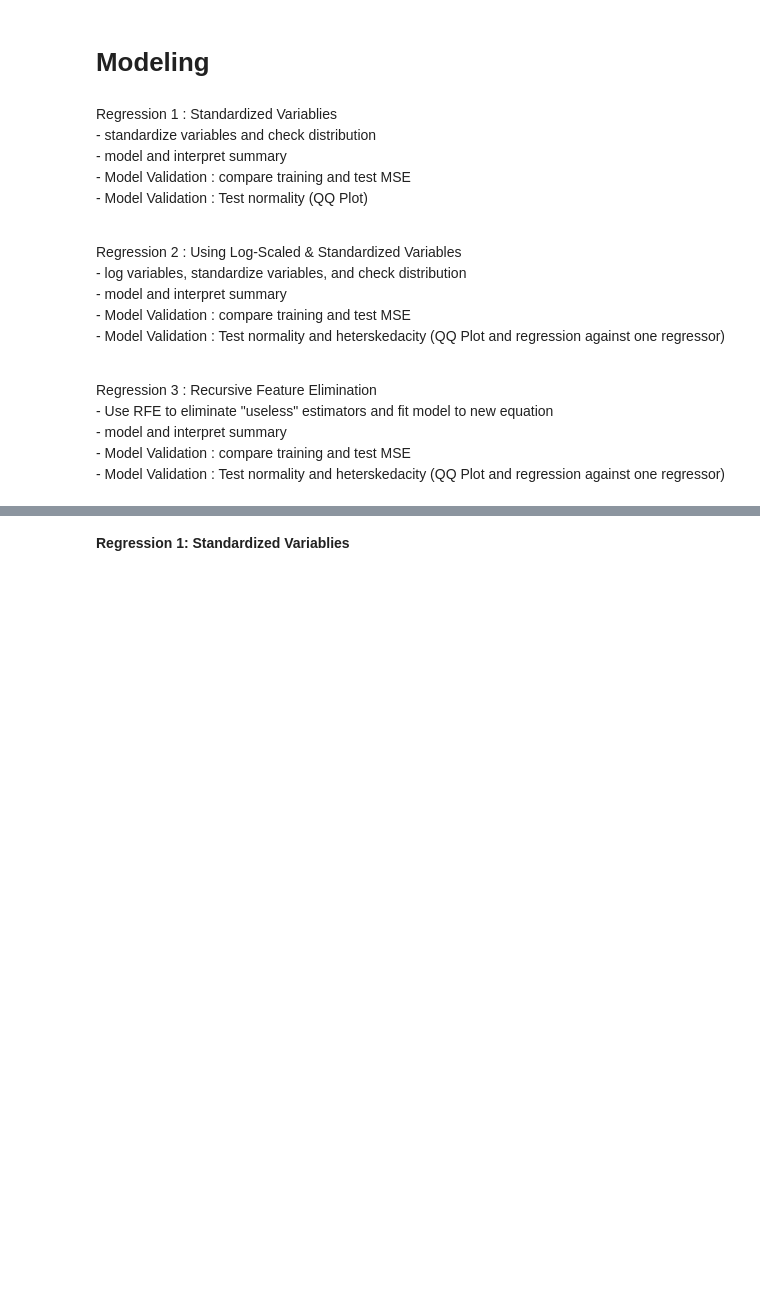
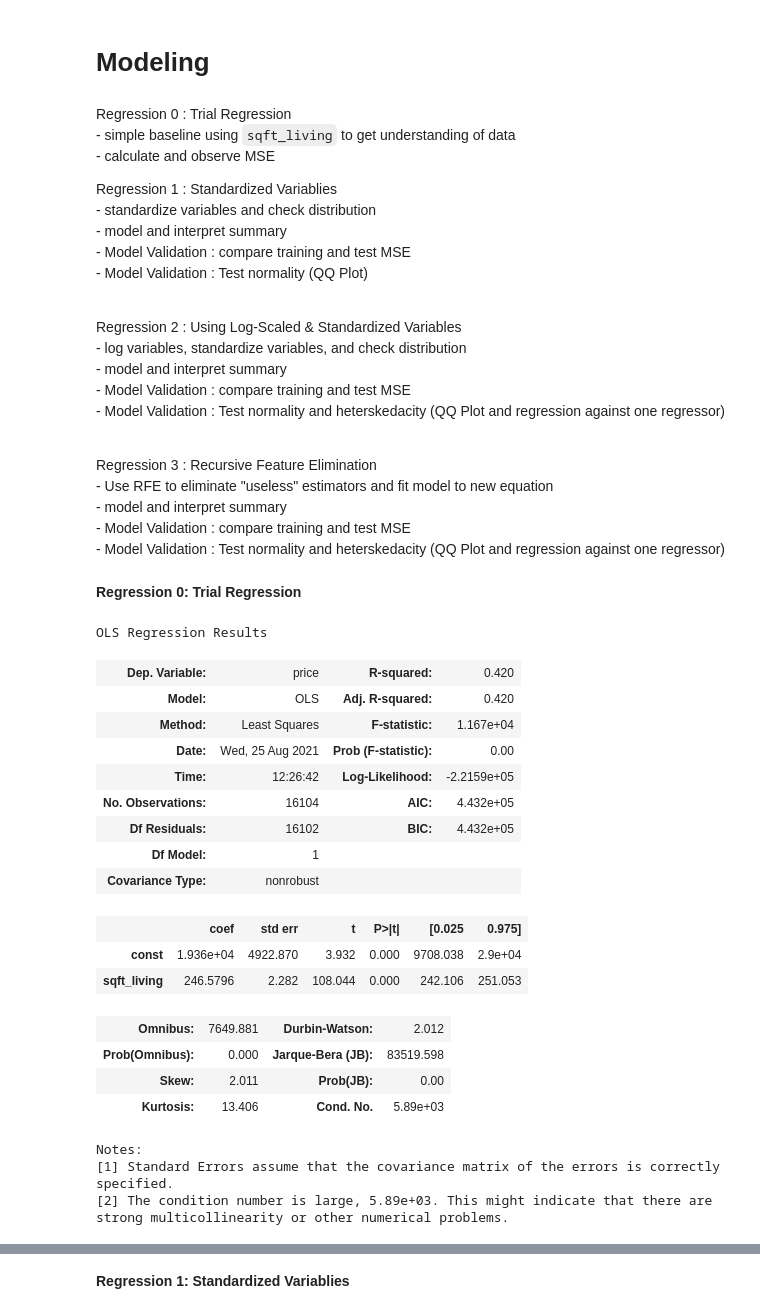
Before and after one commit to lblaka/real-estate-project, a Jupyter notebook: student.ipynb, the cells around one changed output, grey strips where cells are left out. Drawn from its saved outputs; the diff is of its cells as text; code cells hidden in the pictures; blank space fills up the shorter version.

```diff
--- a/student.ipynb
+++ b/student.ipynb
@@ -400,6 +400,10 @@ print(len(X_train), len(X_test), len(y_train), len(y_test))
 # %% [markdown]
 # Modeling
 # %% [markdown]
+Regression 0 : Trial Regression
+<br>  - simple baseline using `sqft_living` to get understanding of data
+<br>  - calculate and observe MSE
+
 Regression 1 : Standardized Variablies
 <br>  - standardize variables and check distribution
 <br>  - model and interpret summary
@@ -417,3 +421,31 @@ Regression 1 : Standardized Variablies
 <br>  - model and interpret summary
 <br>  - Model Validation : compare training and test MSE
 <br>  - Model Validation : Test normality and heterskedacity (QQ Plot and regression against one regressor)
+# %% [markdown]
+**Regression 0: Trial Regression**
+# %%
+pred = sm.add_constant(X_train['sqft_living'])
+model = sm.OLS(endog=y_train, exog=pred).fit()
+model.summary()
+# %% [output]
+OLS Regression Results
+| Dep. Variable: | price | R-squared: | 0.420 |
+| Model: | OLS | Adj. R-squared: | 0.420 |
+| Method: | Least Squares | F-statistic: | 1.167e+04 |
+| Date: | Wed, 25 Aug 2021 | Prob (F-statistic): | 0.00 |
+| Time: | 12:26:42 | Log-Likelihood: | -2.2159e+05 |
+| No. Observations: | 16104 | AIC: | 4.432e+05 |
+| Df Residuals: | 16102 | BIC: | 4.432e+05 |
+| Df Model: | 1 |  |  |
+| Covariance Type: | nonrobust |  |  |
+|  | coef | std err | t | P>|t| | [0.025 | 0.975] |
+| const | 1.936e+04 | 4922.870 | 3.932 | 0.000 | 9708.038 | 2.9e+04 |
+| sqft_living | 246.5796 | 2.282 | 108.044 | 0.000 | 242.106 | 251.053 |
+| Omnibus: | 7649.881 | Durbin-Watson: | 2.012 |
+| Prob(Omnibus): | 0.000 | Jarque-Bera (JB): | 83519.598 |
+| Skew: | 2.011 | Prob(JB): | 0.00 |
+| Kurtosis: | 13.406 | Cond. No. | 5.89e+03 |
+Notes:
+[1] Standard Errors assume that the covariance matrix of the errors is correctly specified.
+[2] The condition number is large, 5.89e+03. This might indicate that there are
+strong multicollinearity or other numerical problems.
```
Also changed, not shown: parts of 19 cells of this notebook.
